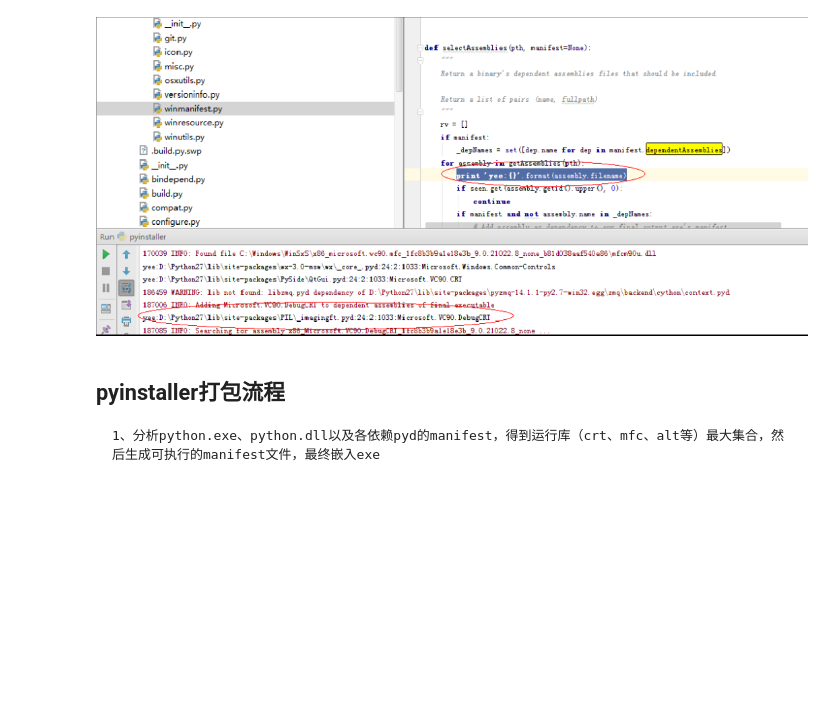
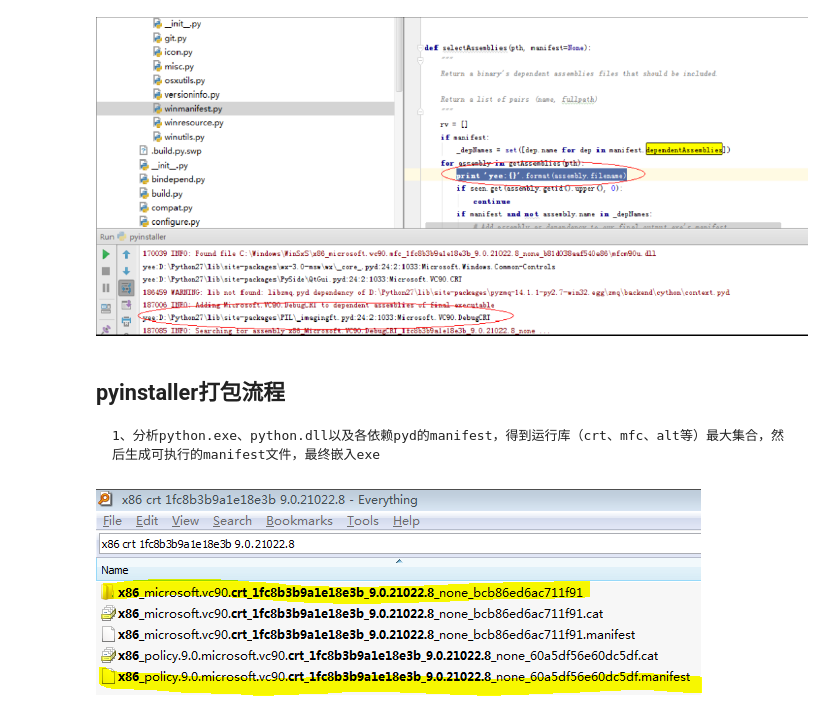
Before and after one commit to yejinlei/about-python, a Jupyter notebook: 运行和执行环境/pyinstaller打包工具.ipynb, the cells around one changed output. Cells and saved outputs as stored; diff of their text form; code cells hidden in the pictures; blank space fills up the shorter version.

Commit message:
pyinstaller打包工具：更新

```diff
--- a/运行和执行环境/pyinstaller打包工具.ipynb
+++ b/运行和执行环境/pyinstaller打包工具.ipynb
@@ -28,3 +28,8 @@ Image(filename=u"..\images\pyinstaller4.png")
 # %% [markdown]
 ## pyinstaller打包流程
     1、分析python.exe、python.dll以及各依赖pyd的manifest，得到运行库（crt、mfc、alt等）最大集合，然后生成可执行的manifest文件，最终嵌入exe
+# %%
+from IPython.display import Image
+Image(filename=u"..\images\pyinstaller5.png")
+# %% [output]
+[figure, added]
```
